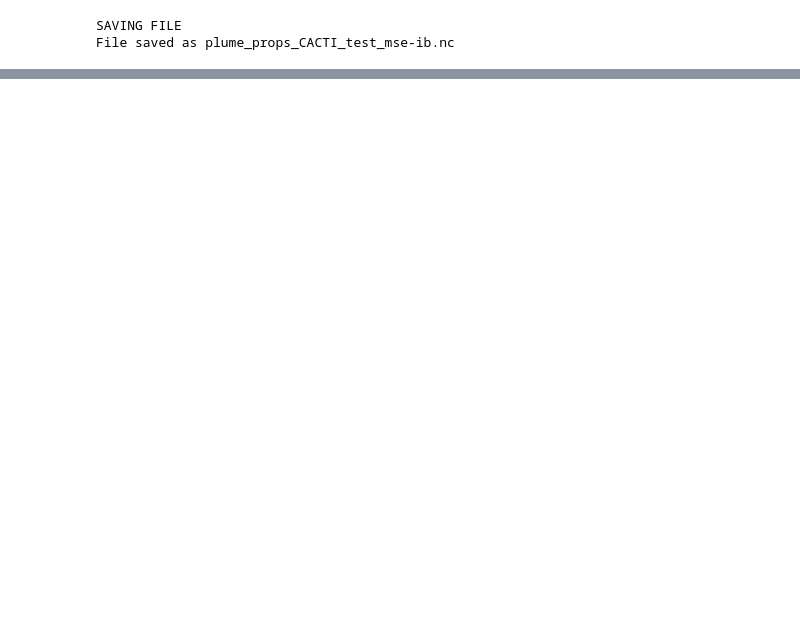
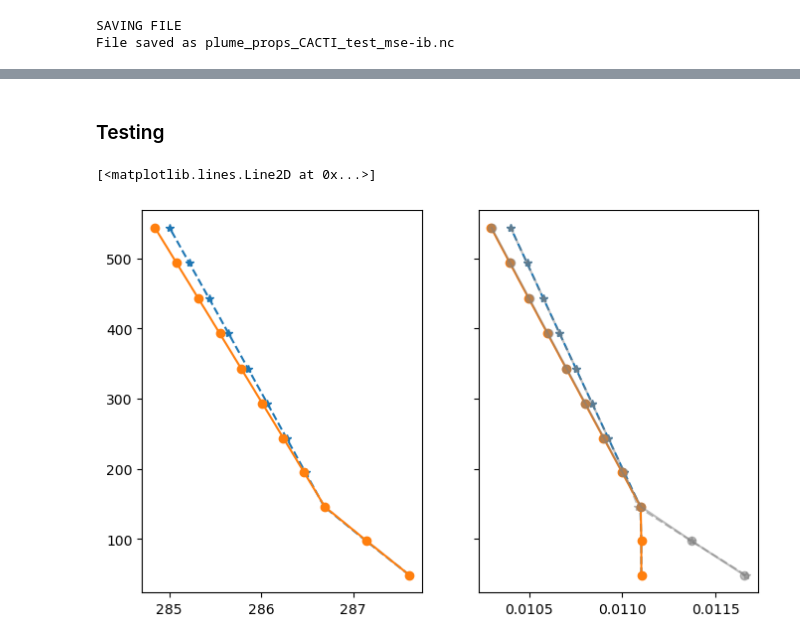
Before and after one commit to climate-systems/plume_model, a Jupyter notebook: test_plume_codes.ipynb, the cells around one changed output, grey strips where cells are left out. Drawn from its saved outputs; the diff is of its cells as text; code cells hidden in the pictures; blank space fills up the shorter version.

```diff
--- a/test_plume_codes.ipynb
+++ b/test_plume_codes.ipynb
@@ -137,0 +188,5 @@ lr = {k : compute_lapse_rate(ds[k]) for k in ds.keys()}
+# %% [markdown]
+### Testing
+# %%
+importlib.reload(PlumeModel)
+ti = PlumeModel.TestInversion(**kwargs)
@@ -137,0 +207,29 @@ lr = {k : compute_lapse_rate(ds[k]) for k in ds.keys()}
+# %%
+#LAPSE RATE FOR A SATURATED PARCEL
+def moistlift(T, qv, qvv, qt, const):
+
+    #CONSTANTS
+    cp, cpv, cpl, cpi = const['cp'], const['cpv'], const['cpl'], const['cpi']
+    xlv, xls = const['xlv'], const['xls']
+    g, ttrip = const['g'], const['ttrip']
+    Rd, Rv, epsilon = const['Rd'], const['Rv'], const['epsilon']
+
+    qvv = qvv / (1 - qt)  # FA
+
+    qt = max(qt, 0.0)
+    qv = max(qv, 0.0)
+
+    cpm_mod = cp + qv * cpv + ( qt - qv ) * cpl
+
+    Lv = xlv + ( T - ttrip ) * (cpv - cpl)
+
+    L_M_mod = Lv * qvv #/ (1 - Qvsl) #+ (Lv + Li) * OMEGA * qvi / (1 - Qvsi)
+
+    term2_mod = - qvv * (Lv ) * g / ( Rv * T )
+    term3 = -g
+    term6_mod = cpm_mod
+    term8_mod = ( Lv ) * ( L_M_mod /(Rv * pow(T,2)) )
+
+    gamma_m = ( term2_mod + term3 ) / (term6_mod +  term8_mod)
+
+    return gamma_m
@@ -137,0 +323,15 @@ lr = {k : compute_lapse_rate(ds[k]) for k in ds.keys()}
+# %%
+fig, axx = plt.subplots(1, 2, sharey = True, figsize = (8,5))
+ax = axx[0]
+ax.plot(T_mse_ib, z0[:11], linestyle = 'dashed', marker = '*')
+ax.plot(T_theta_il, z0[:11], marker = 'o')
+
+ax = axx[1]
+ax.plot(q_mse_ib, z0[:11], linestyle = 'dashed', marker = '*')
+ax.plot(qsat_mse_ib, z0[:11], linestyle = 'dashed', marker = '*', color = 'gray', alpha = 0.5)
+
+ax.plot(q_theta_il, z0[:11], marker = 'o')
+ax.plot(qsat_theta_il, z0[:11], marker = 'o', color = 'gray', alpha = 0.5)
+# %% [output]
+[<matplotlib.lines.Line2D at 0x...>]
+[figure, added]
```
Also changed, not shown: parts of 12 cells of this notebook, 4 other files.
